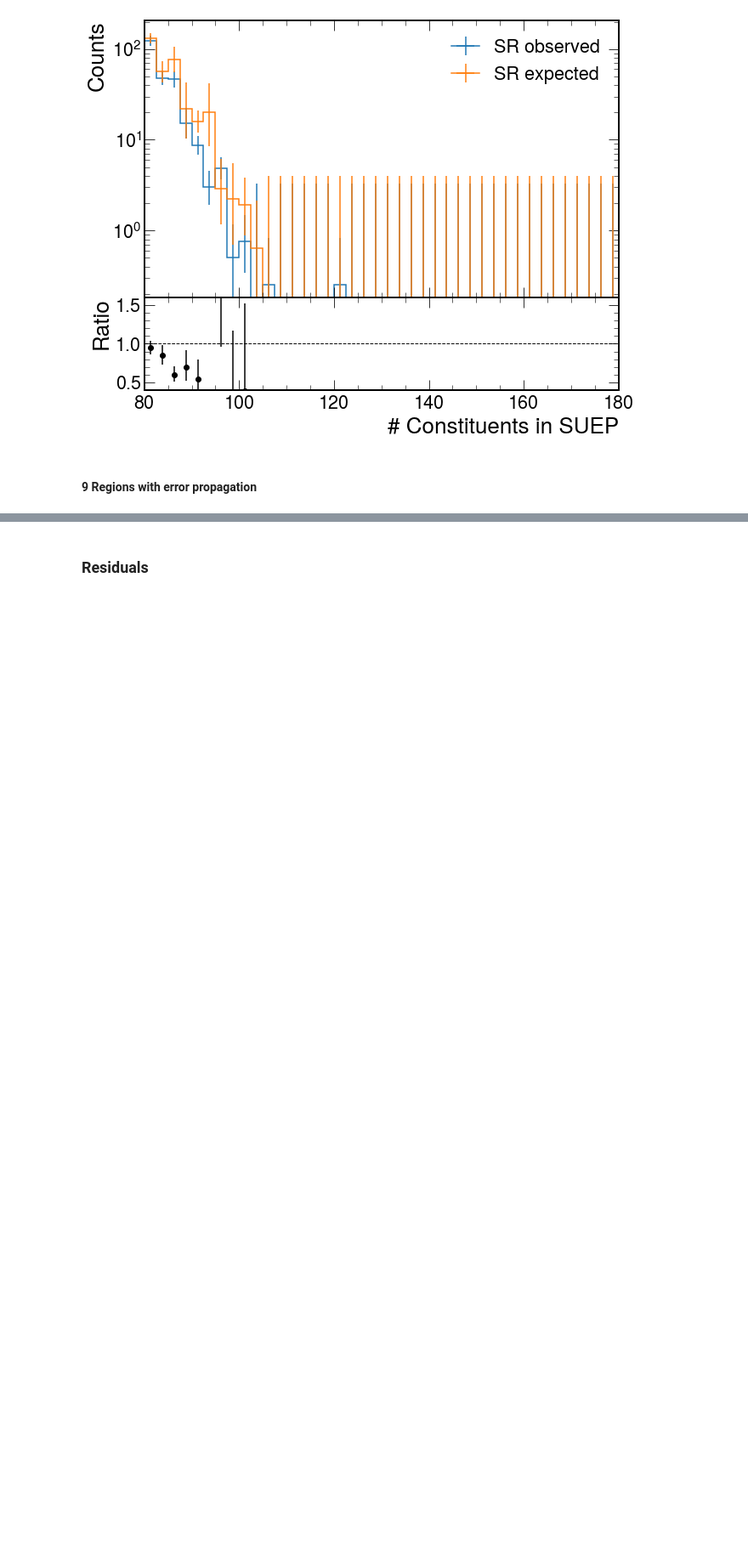
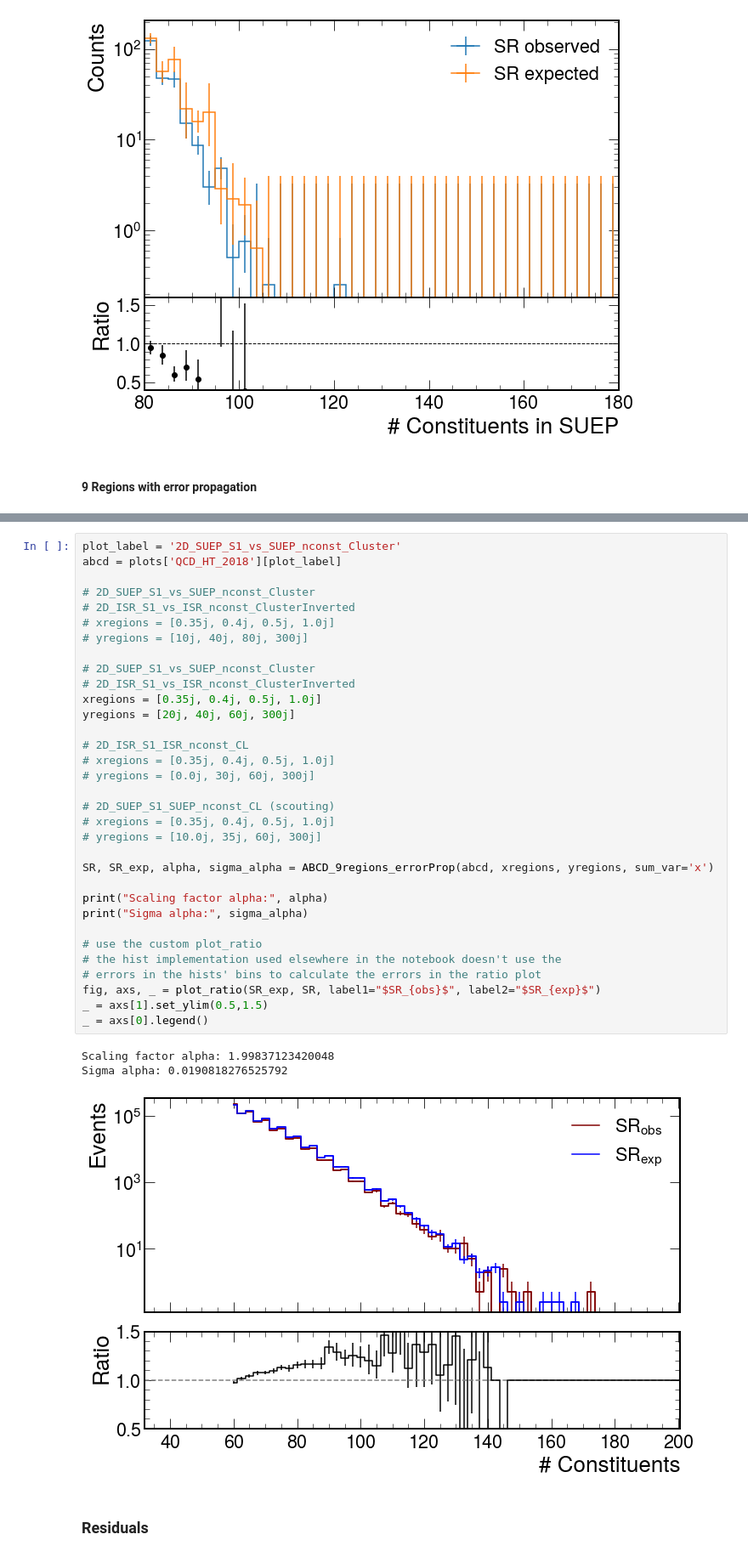
Before and after one commit to SUEPPhysics/SUEPCoffea_dask, a Jupyter notebook: plotting/plot.ipynb, the cells around one changed output, grey strips where cells are left out. Shown at 85% size. Cells and saved outputs as stored; diff of their text form; blank space fills up the shorter version.

```diff
--- a/plotting/plot.ipynb
+++ b/plotting/plot.ipynb
@@ -786,3 +690,40 @@ Sigma alpha: 0.119035285257680
+# %%
+plot_label = '2D_SUEP_S1_vs_SUEP_nconst_Cluster'
+abcd = plots['QCD_HT_2018'][plot_label]
+
+# 2D_SUEP_S1_vs_SUEP_nconst_Cluster
+# 2D_ISR_S1_vs_ISR_nconst_ClusterInverted
+# xregions = [0.35j, 0.4j, 0.5j, 1.0j]
+# yregions = [10j, 40j, 80j, 300j]
+
+# 2D_SUEP_S1_vs_SUEP_nconst_Cluster
+# 2D_ISR_S1_vs_ISR_nconst_ClusterInverted
+xregions = [0.35j, 0.4j, 0.5j, 1.0j]
+yregions = [20j, 40j, 60j, 300j]
+
+# 2D_ISR_S1_ISR_nconst_CL
+# xregions = [0.35j, 0.4j, 0.5j, 1.0j]
+# yregions = [0.0j, 30j, 60j, 300j]
+
+# 2D_SUEP_S1_SUEP_nconst_CL (scouting)
+# xregions = [0.35j, 0.4j, 0.5j, 1.0j]
+# yregions = [10.0j, 35j, 60j, 300j]
+
+SR, SR_exp, alpha, sigma_alpha = ABCD_9regions_errorProp(abcd, xregions, yregions, sum_var='x')
+
+print("Scaling factor alpha:", alpha)
+print("Sigma alpha:", sigma_alpha)
+
+# use the custom plot_ratio
+# the hist implementation used elsewhere in the notebook doesn't use the
+# errors in the hists' bins to calculate the errors in the ratio plot
+fig, axs, _ = plot_ratio(SR_exp, SR, label1="$SR_{obs}$", label2="$SR_{exp}$")
+_ = axs[1].set_ylim(0.5,1.5)
+_ = axs[0].legend()
+# %% [output]
+Scaling factor alpha: 1.99837123420048
+Sigma alpha: 0.0190818276525792
+[figure, added]
 # %% [markdown]
 ### Residuals
 # %%
```
Also changed, not shown: parts of 1 cell of this notebook, 1 other file.
